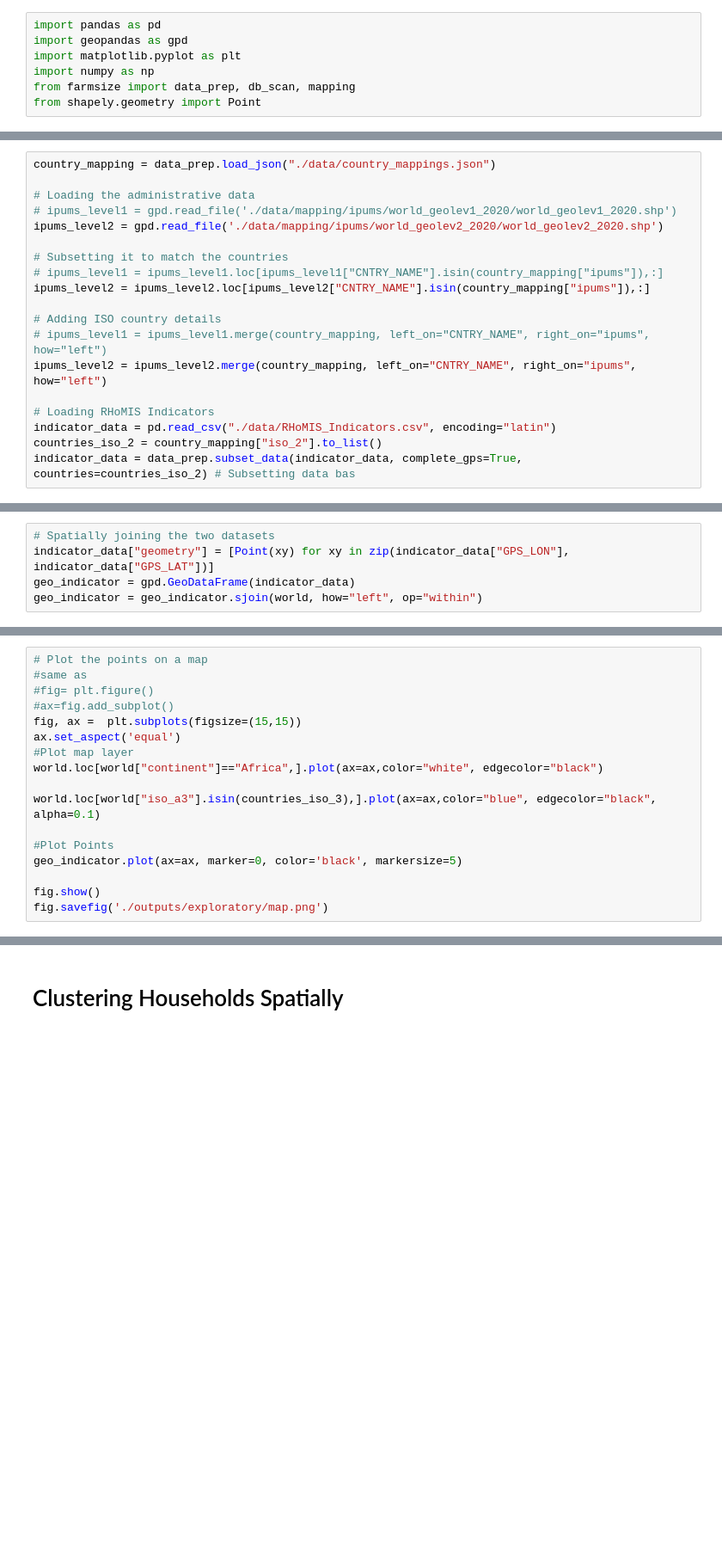
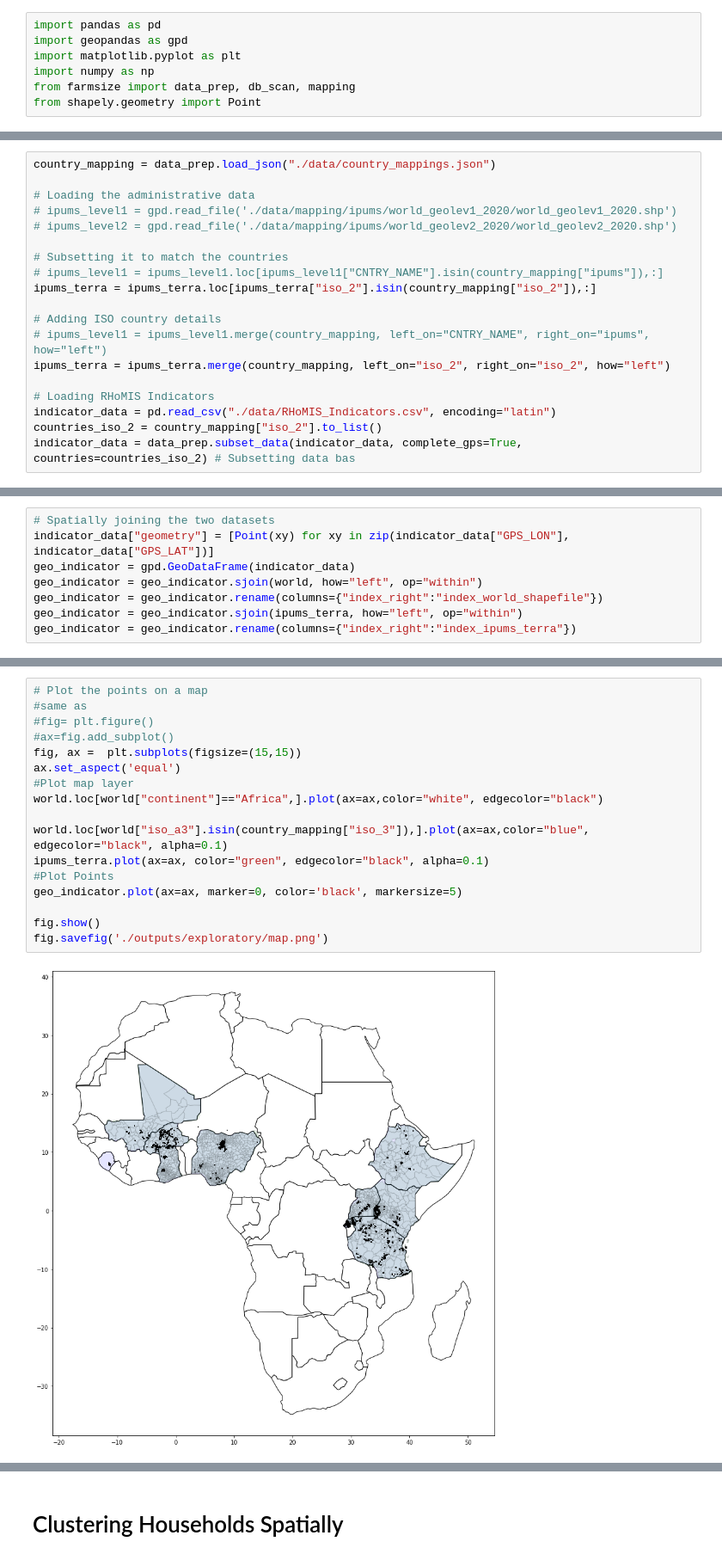
Before and after one commit to l-gorman/farm-size-analysis, a Jupyter notebook: explore.ipynb, the cells around one changed output, grey strips where cells are left out. Shown at 86% size. Drawn from its saved outputs; the diff is of its cells as text; blank space fills up the shorter version.

Commit message:
merging rhomis, ipums terra, and world shapefile

```diff
--- a/explore.ipynb
+++ b/explore.ipynb
@@ -15,15 +27,15 @@ country_mapping = data_prep.load_json("./data/country_mappings.json")
 
 # Loading the administrative data
 # ipums_level1 = gpd.read_file('./data/mapping/ipums/world_geolev1_2020/world_geolev1_2020.shp')
-ipums_level2 = gpd.read_file('./data/mapping/ipums/world_geolev2_2020/world_geolev2_2020.shp')
+# ipums_level2 = gpd.read_file('./data/mapping/ipums/world_geolev2_2020/world_geolev2_2020.shp')
 
 # Subsetting it to match the countries
 # ipums_level1 = ipums_level1.loc[ipums_level1["CNTRY_NAME"].isin(country_mapping["ipums"]),:]
-ipums_level2 = ipums_level2.loc[ipums_level2["CNTRY_NAME"].isin(country_mapping["ipums"]),:]
+ipums_terra = ipums_terra.loc[ipums_terra["iso_2"].isin(country_mapping["iso_2"]),:]
 
 # Adding ISO country details
 # ipums_level1 = ipums_level1.merge(country_mapping, left_on="CNTRY_NAME", right_on="ipums", how="left")
-ipums_level2 = ipums_level2.merge(country_mapping, left_on="CNTRY_NAME", right_on="ipums", how="left")
+ipums_terra = ipums_terra.merge(country_mapping, left_on="iso_2", right_on="iso_2", how="left")
 
 # Loading RHoMIS Indicators
 indicator_data = pd.read_csv("./data/RHoMIS_Indicators.csv", encoding="latin")
@@ -63,3 +61,6 @@ admin_1
 indicator_data["geometry"] = [Point(xy) for xy in zip(indicator_data["GPS_LON"], indicator_data["GPS_LAT"])]
 geo_indicator = gpd.GeoDataFrame(indicator_data)
 geo_indicator = geo_indicator.sjoin(world, how="left", op="within")
+geo_indicator = geo_indicator.rename(columns={"index_right":"index_world_shapefile"})
+geo_indicator = geo_indicator.sjoin(ipums_terra, how="left", op="within")
+geo_indicator = geo_indicator.rename(columns={"index_right":"index_ipums_terra"})
@@ -66,20 +83,22 @@ geo_indicator = geo_indicator.sjoin(world, how="left", op="within")
 # %%
 # Plot the points on a map
 #same as
 #fig= plt.figure()
 #ax=fig.add_subplot()
 fig, ax =  plt.subplots(figsize=(15,15))
 ax.set_aspect('equal')
 #Plot map layer
 world.loc[world["continent"]=="Africa",].plot(ax=ax,color="white", edgecolor="black")
 
-world.loc[world["iso_a3"].isin(countries_iso_3),].plot(ax=ax,color="blue", edgecolor="black", alpha=0.1)
-
+world.loc[world["iso_a3"].isin(country_mapping["iso_3"]),].plot(ax=ax,color="blue", edgecolor="black", alpha=0.1)
+ipums_terra.plot(ax=ax, color="green", edgecolor="black", alpha=0.1)
 #Plot Points
 geo_indicator.plot(ax=ax, marker=0, color='black', markersize=5)
 
 fig.show()
 fig.savefig('./outputs/exploratory/map.png')
+# %% [output]
+[figure, added]
 # %%
 # Grouping by
 row_subsets = indicator_data["LandCultivated"].notna() & indicator_data["LandCultivated"].between(0.05,100)
```
Also changed, not shown: parts of 8 cells of this notebook, 1 other file.
